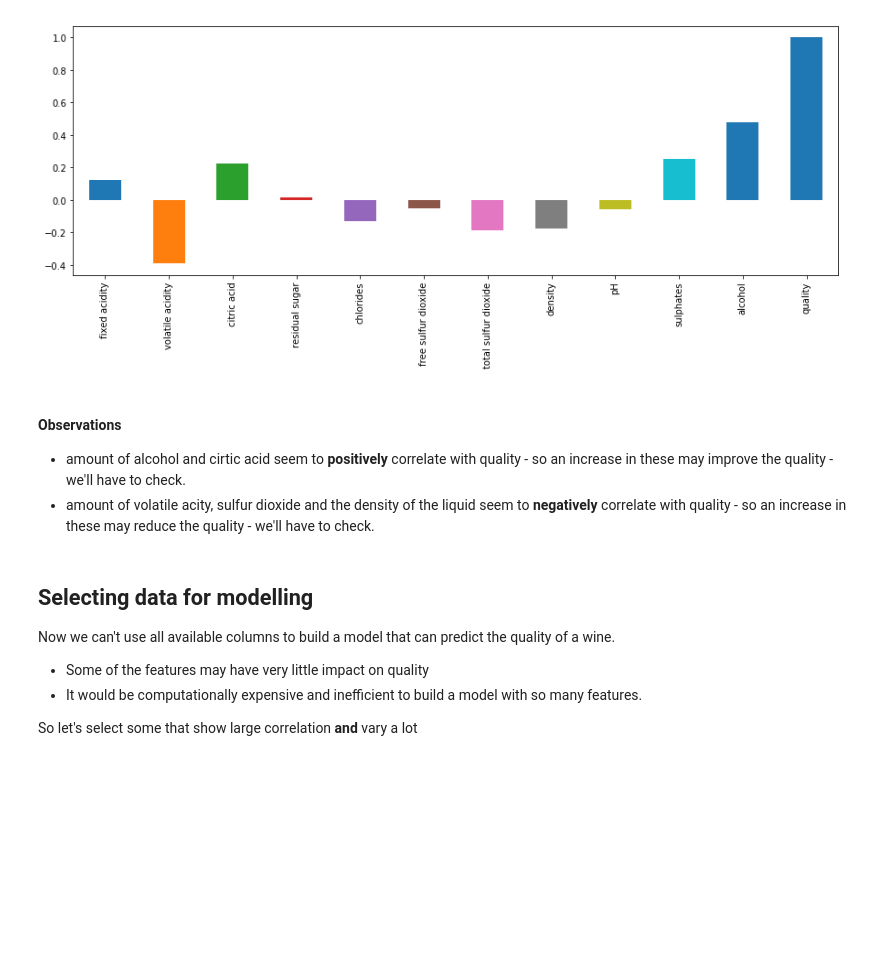
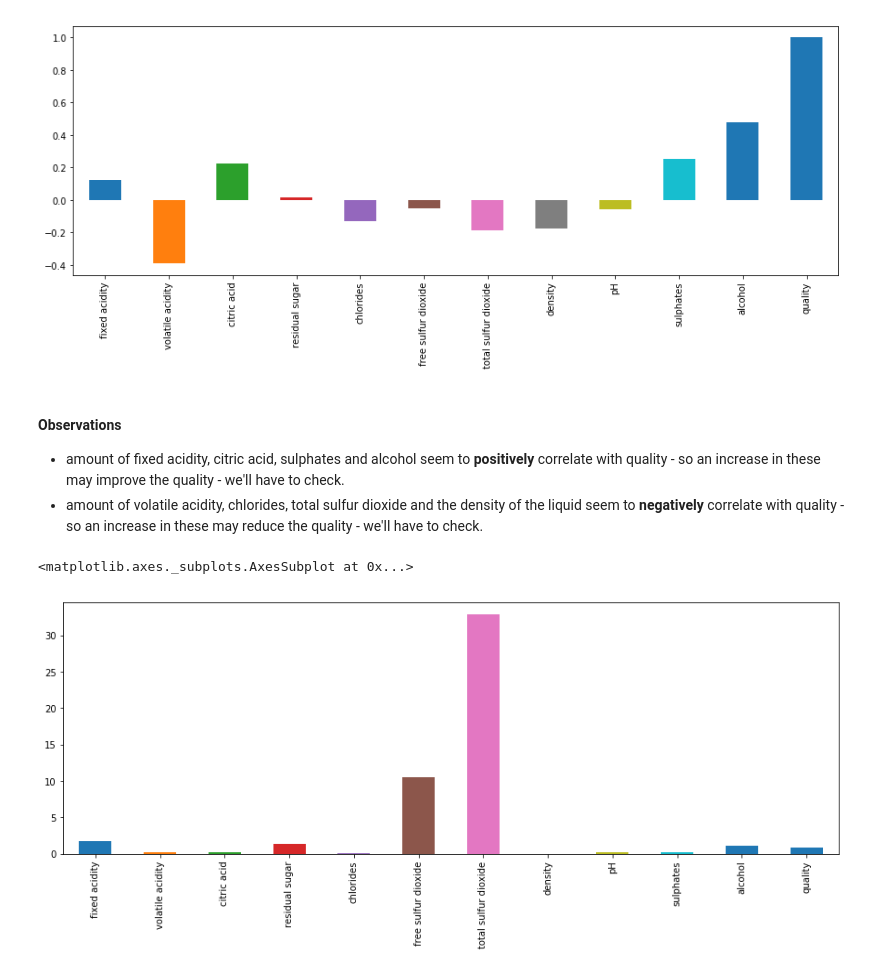
Before and after one commit to shauryashaurya/ML_Intro, a Jupyter notebook: Decision Trees.ipynb, the cells around one changed output. Drawn from its saved outputs; the diff is of its cells as text; code cells hidden in the pictures; blank space fills up the shorter version.

```diff
--- a/Decision Trees.ipynb
+++ b/Decision Trees.ipynb
@@ -169,12 +200,11 @@ red_wine_corr['quality'].plot(kind='bar',figsize=(15,5))
 [figure]
 # %% [markdown]
 #### Observations
-- amount of alcohol and cirtic acid seem to **positively** correlate with quality - so an increase in these may improve the quality - we'll have to check.
-- amount of volatile acity, sulfur dioxide and the density of the liquid seem to **negatively** correlate with quality - so an increase in these may reduce the quality - we'll have to check.
+- amount of fixed acidity, citric acid, sulphates and alcohol seem to **positively** correlate with quality - so an increase in these may improve the quality - we'll have to check.
+- amount of volatile acidity, chlorides, total sulfur dioxide and the density of the liquid seem to **negatively** correlate with quality - so an increase in these may reduce the quality - we'll have to check.
-# %% [markdown]
-## Selecting data for modelling
-Now we can't use all available columns to build a model that can predict the quality of a wine.
-- Some of the features may have very little impact on quality
-- It would be computationally expensive and inefficient to build a model with so many features.
-
-So let's select some that show large correlation **and** vary a lot
+# %%
+# and the standard deviation for each feature
+red_wine_data.std().plot(kind='bar', figsize=(15,5))
+# %% [output]
+<matplotlib.axes._subplots.AxesSubplot at 0x...>
+[figure, added]
```
Also changed, not shown: parts of 8 cells of this notebook.
